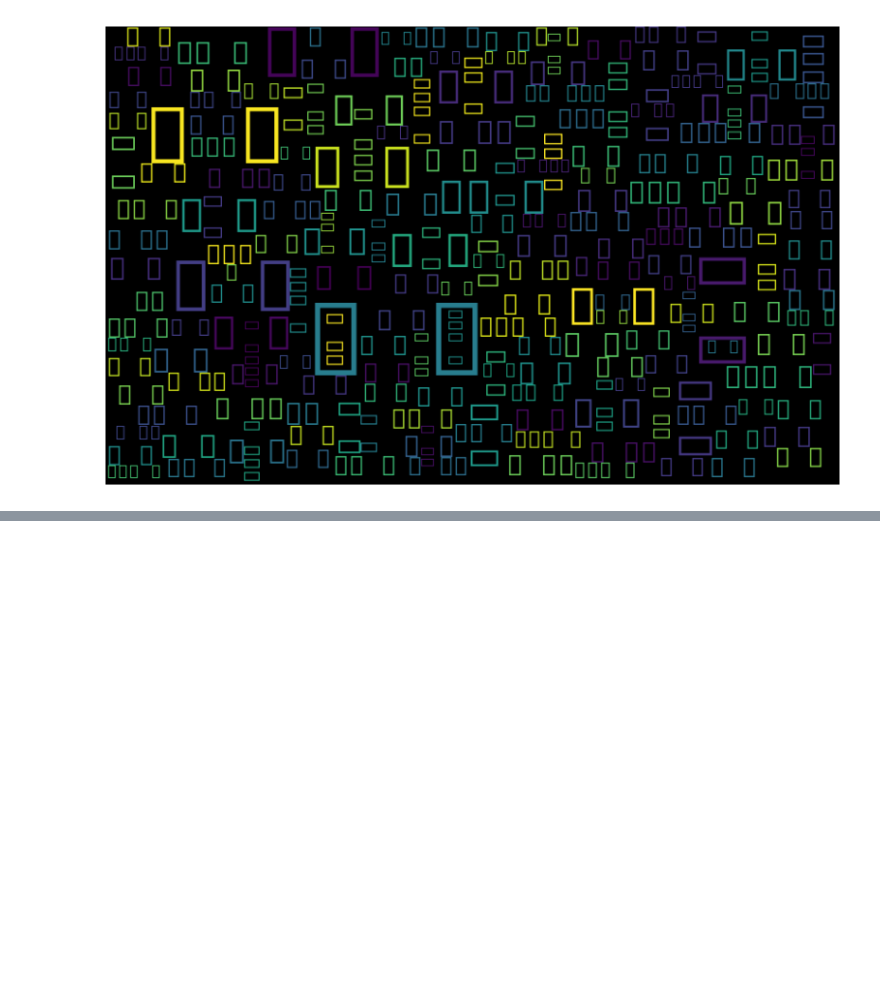
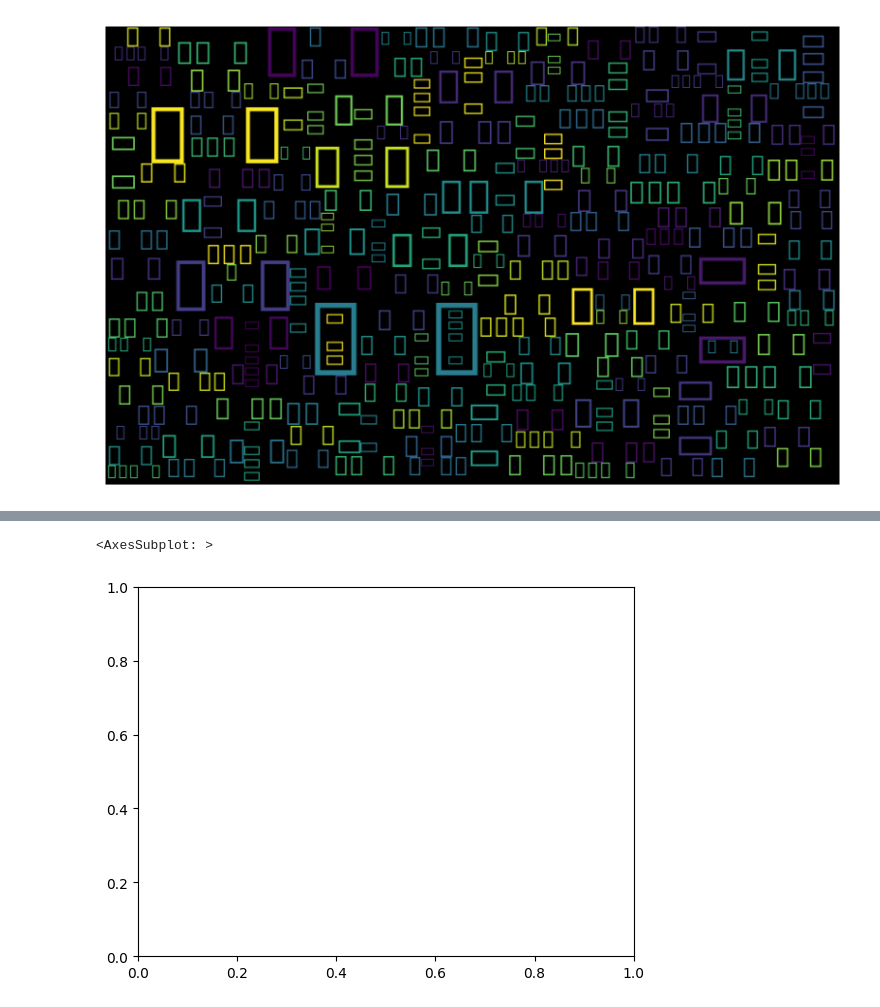
Before and after one commit to Rahs0601/Language-Translation, a Jupyter notebook: Visualsiztion.ipynb, the cells around one changed output, grey strips where cells are left out. Cells and saved outputs as stored; diff of their text form; code cells hidden in the pictures; blank space fills up the shorter version.

```diff
--- a/Visualsiztion.ipynb
+++ b/Visualsiztion.ipynb
@@ -96,0 +160,17 @@ english.to_csv('english.csv',index=False)
+# %%
+import seaborn as sns
+
+# x-axis values
+x = [1, 2, 3, 4, 5]
+
+# y-axis values
+y = [2, 4, 6, 8, 10]
+
+# create scatter plot using Seaborn
+sns.scatterplot()
+
+# create scatter plot using Seaborn
+sns.scatterplot()
+# %% [output]
+<AxesSubplot: >
+[figure, added]
```
Also changed, not shown: parts of 13 cells of this notebook, 9 other files.
